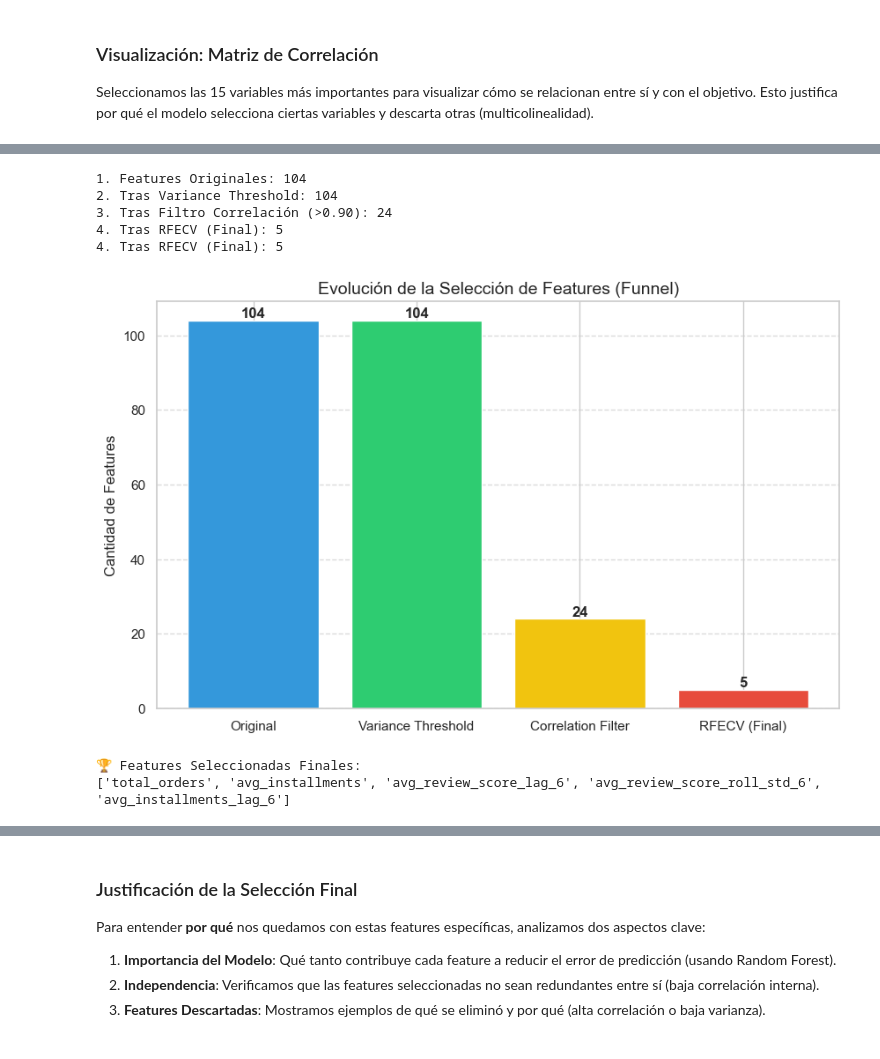
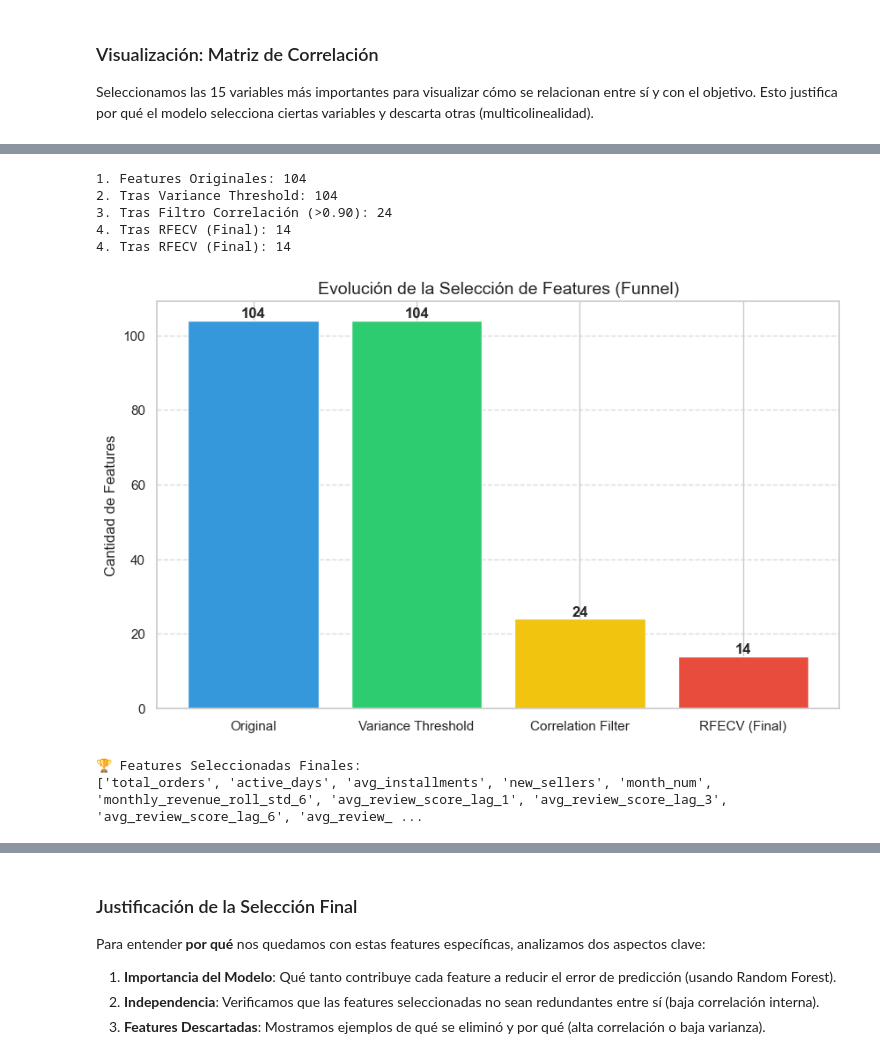
Before and after one commit to paukiss/MIADAS13, a Jupyter notebook: notebooks/sprint3_notebook.ipynb, the cells around one changed output, grey strips where cells are left out. Drawn from its saved outputs; the diff is of its cells as text; code cells hidden in the pictures.

```diff
--- a/notebooks/sprint3_notebook.ipynb
+++ b/notebooks/sprint3_notebook.ipynb
@@ -236,11 +236,11 @@ print(f"2. Tras Variance Threshold: {X_sel_var.shape[1]}")
 # Paso 3: Correlación
 corr_matrix = X_sel_var.corr().abs()
 upper = corr_matrix.where(np.triu(np.ones(corr_matrix.shape), k=1).astype(bool))
-to_drop = [column for column in upper.columns if any(upper[column] > 0.90)]
+to_drop = [column for column in upper.columns if any(upper[column] > 0.70)]
 X_sel_corr = X_sel_var.drop(columns=to_drop)
 steps.append("Correlation Filter")
 counts.append(X_sel_corr.shape[1])
-print(f"3. Tras Filtro Correlación (>0.90): {X_sel_corr.shape[1]}")
+print(f"3. Tras Filtro Correlación (>0.70): {X_sel_corr.shape[1]}")
 
 # Paso 4: RFECV (Simulado)
 # Aumentamos min_features_to_select a 12 para asegurar que el modelo tenga suficientes variables
@@ -250,35 +250,35 @@ rfecv = RFECV(estimator=rf, step=1, cv=tscv, scoring="neg_mean_absolute_percenta
 rfecv.fit(X_sel_corr, y_sel)
 
 X_sel_final = X_sel_corr.loc[:, rfecv.support_]
 steps.append("RFECV (Final)")
 counts.append(X_sel_final.shape[1])
 print(f"4. Tras RFECV (Final): {X_sel_final.shape[1]}")
 
 # Visualización del Funnel
 plt.figure(figsize=(10, 6))
 bars = plt.bar(steps, counts, color=['#3498db', '#2ecc71', '#f1c40f', '#e74c3c'])
 plt.title("Evolución de la Selección de Features (Funnel)", fontsize=14)
 plt.ylabel("Cantidad de Features")
 plt.grid(axis='y', linestyle='--', alpha=0.7)
 
 # Agregar etiquetas de valor
 for bar in bars:
     height = bar.get_height()
     plt.text(bar.get_x() + bar.get_width()/2., height,
              f'{height}',
              ha='center', va='bottom', fontsize=12, fontweight='bold')
 
 plt.show()
 
 # Mostrar las features sobrevivientes
 print("\n🏆 Features Seleccionadas Finales:")
 print(X_sel_final.columns.tolist())
 # %% [output]
 1. Features Originales: 104
 2. Tras Variance Threshold: 104
 3. Tras Filtro Correlación (>0.90): 24
-4. Tras RFECV (Final): 5
-4. Tras RFECV (Final): 5
+4. Tras RFECV (Final): 14
+4. Tras RFECV (Final): 14
-[figure, old version]
+[figure, new version]
 🏆 Features Seleccionadas Finales:
-['total_orders', 'avg_installments', 'avg_review_score_lag_6', 'avg_review_score_roll_std_6', 'avg_installments_lag_6']
+['total_orders', 'active_days', 'avg_installments', 'new_sellers', 'month_num', 'monthly_revenue_roll_std_6', 'avg_review_score_lag_1', 'avg_review_score_lag_3', 'avg_review_score_lag_6', 'avg_review_ ...
```
Also changed, not shown: parts of 4 cells of this notebook, 2 other files.
